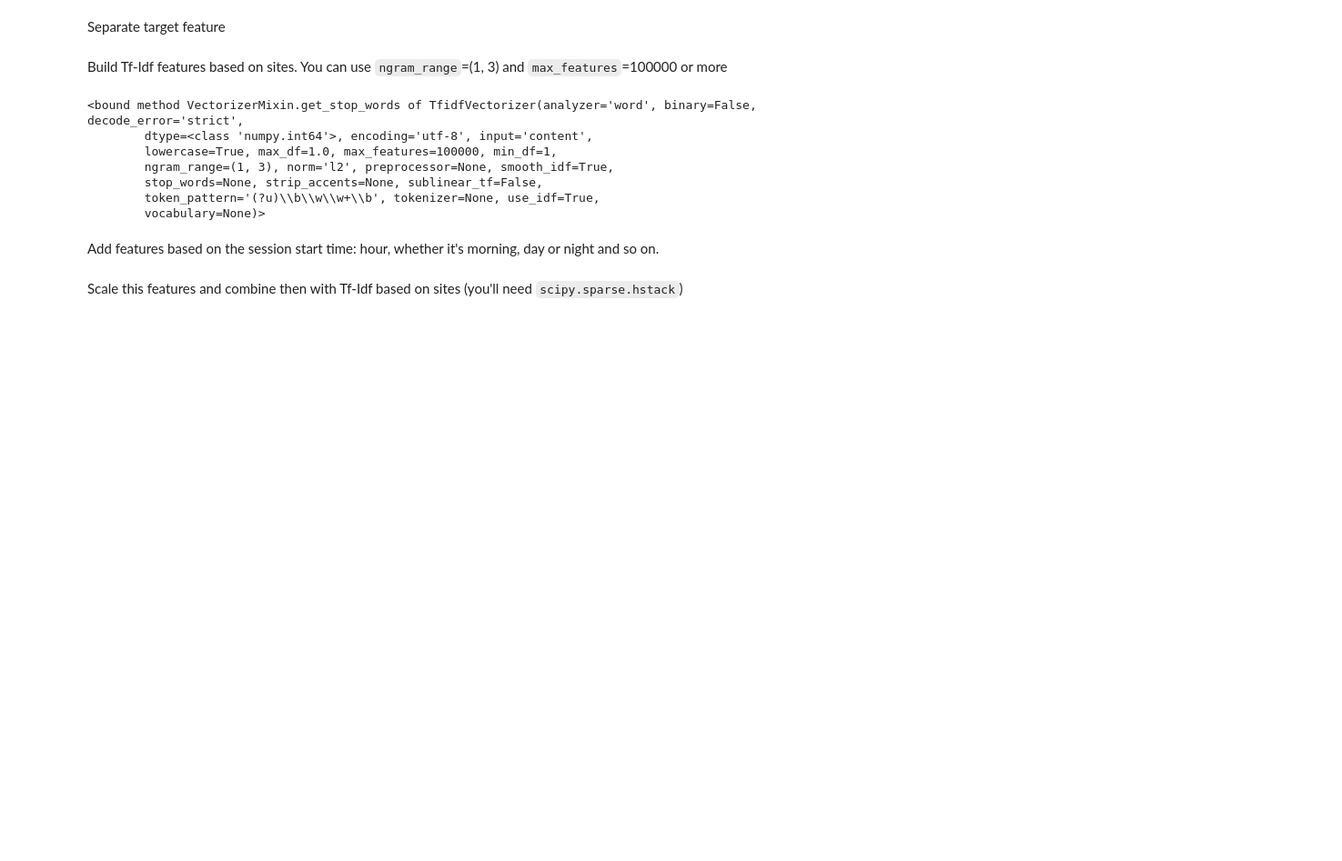
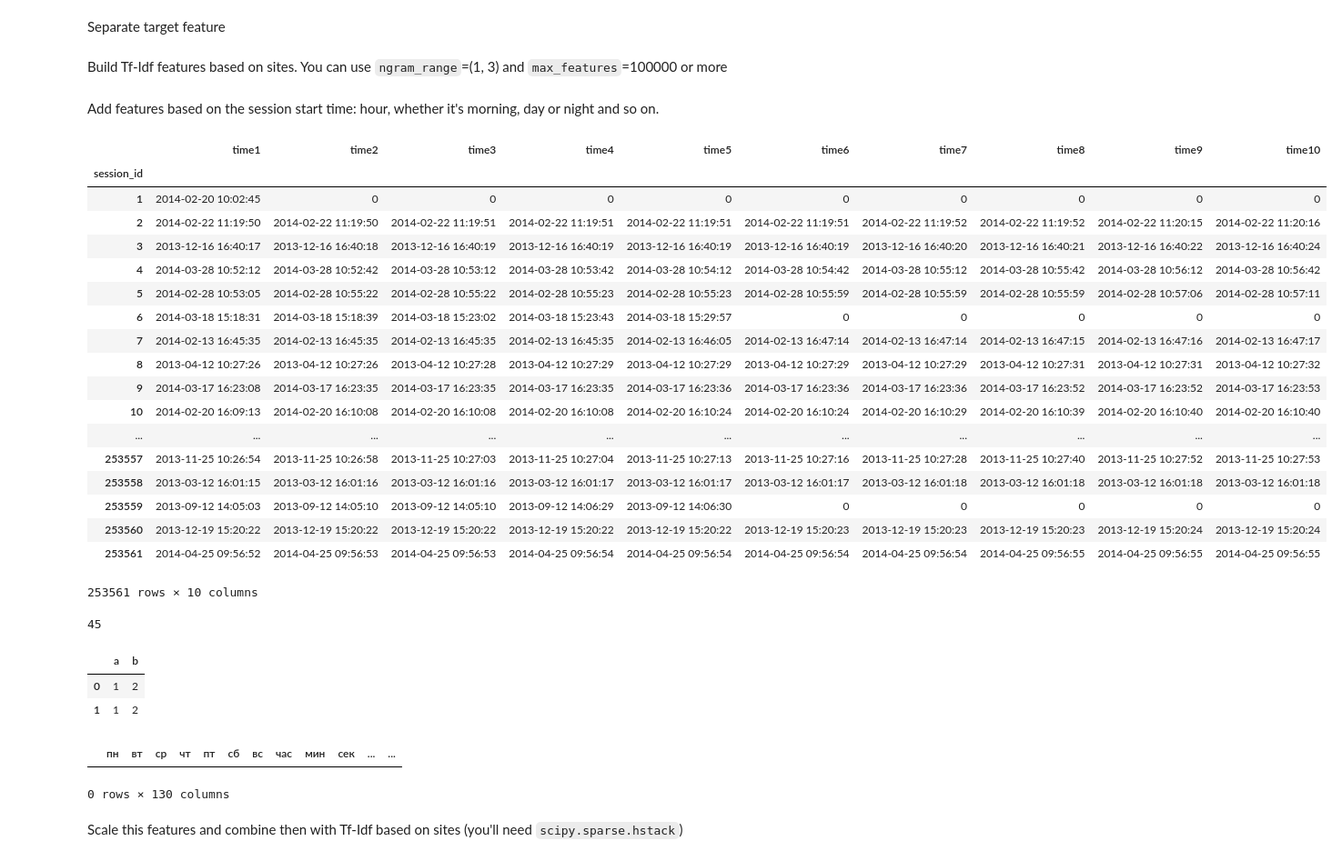
Before and after one commit to Branoli/home_works, a Jupyter notebook: hw6/hw6_session3_part1_alice_beat_baseline.ipynb, the cells around one changed output. Shown: that part at 91% size. Drawn from its saved outputs; the diff is of its cells as text; code cells hidden in the pictures; blank space fills up the shorter version.

```diff
--- a/hw6/hw6_session3_part1_alice_beat_baseline.ipynb
+++ b/hw6/hw6_session3_part1_alice_beat_baseline.ipynb
@@ -57,4 +41,10 @@ y = train_df['target']
 # %% [markdown]
 Build Tf-Idf features based on sites. You can use `ngram_range`=(1, 3) and `max_features`=100000 or more
 # %%
-sites_table = table.drop(['time1', 'time2', 'time3', 'time4', 'time5', 'time6', 'time7', 'time8', 'time9', 'time10', 'target'], axis=1)
+sites_table = train_df.drop(['time1', 'time2', 'time3', 'time4', 'time5', 'time6', 'time7', 'time8', 'time9', 'time10', 'target'], axis=1)
+
+for col in sites_table.columns:
+    sites_table[col]= sites_table[col].fillna(0)
+
+tf_idf_sites = TfidfVectorizer(ngram_range=(1, 3),
+                           max_features=100000).fit(sites_table)
@@ -64,12 +51,2 @@ tf_transformer = TfidfVectorizer(ngram_range=(1, 3),
-# %%
-tf_transformer.get_stop_words
-# %% [output]
-<bound method VectorizerMixin.get_stop_words of TfidfVectorizer(analyzer='word', binary=False, decode_error='strict',
-        dtype=<class 'numpy.int64'>, encoding='utf-8', input='content',
-        lowercase=True, max_df=1.0, max_features=100000, min_df=1,
-        ngram_range=(1, 3), norm='l2', preprocessor=None, smooth_idf=True,
-        stop_words=None, strip_accents=None, sublinear_tf=False,
-        token_pattern='(?u)\\b\\w\\w+\\b', tokenizer=None, use_idf=True,
-        vocabulary=None)>
 # %% [markdown]
 Add features based on the session start time: hour, whether it's morning, day or night and so on.
@@ -77,0 +53,31 @@ Add features based on the session start time: hour, whether it's morning, day or
+# %%
+time_table = train_df.drop(['site1', 'site2', 'site3', 'site4', 'site5', 'site6', 'site7', 'site8', 'site9', 'site10', 'target'], axis=1)
+
+for col in time_table.columns:
+    time_table[col]= time_table[col].fillna(0)
+# %%
+time_table
+# %% [output]
+|  | time1 | time2 | time3 | time4 | time5 | time6 | time7 | time8 | time9 | time10 |
+| session_id |  |  |  |  |  |  |  |  |  |  |
+| 1 | 2014-02-20 10:02:45 | 0 | 0 | 0 | 0 | 0 | 0 | 0 | 0 | 0 |
+| 2 | 2014-02-22 11:19:50 | 2014-02-22 11:19:50 | 2014-02-22 11:19:51 | 2014-02-22 11:19:51 | 2014-02-22 11:19:51 | 2014-02-22 11:19:51 | 2014-02-22 11:19:52 | 2014-02-22 11:19:52 | 2014-02-22 11:20:15 | 2014-02-22 11:20:16 |
+| 3 | 2013-12-16 16:40:17 | 2013-12-16 16:40:18 | 2013-12-16 16:40:19 | 2013-12-16 16:40:19 | 2013-12-16 16:40:19 | 2013-12-16 16:40:19 | 2013-12-16 16:40:20 | 2013-12-16 16:40:21 | 2013-12-16 16:40:22 | 2013-12-16 16:40:24 |
+| 4 | 2014-03-28 10:52:12 | 2014-03-28 10:52:42 | 2014-03-28 10:53:12 | 2014-03-28 10:53:42 | 2014-03-28 10:54:12 | 2014-03-28 10:54:42 | 2014-03-28 10:55:12 | 2014-03-28 10:55:42 | 2014-03-28 10:56:12 | 2014-03-28 10:56:42 |
+| 5 | 2014-02-28 10:53:05 | 2014-02-28 10:55:22 | 2014-02-28 10:55:22 | 2014-02-28 10:55:23 | 2014-02-28 10:55:23 | 2014-02-28 10:55:59 | 2014-02-28 10:55:59 | 2014-02-28 10:55:59 | 2014-02-28 10:57:06 | 2014-02-28 10:57:11 |
+| 6 | 2014-03-18 15:18:31 | 2014-03-18 15:18:39 | 2014-03-18 15:23:02 | 2014-03-18 15:23:43 | 2014-03-18 15:29:57 | 0 | 0 | 0 | 0 | 0 |
+| 7 | 2014-02-13 16:45:35 | 2014-02-13 16:45:35 | 2014-02-13 16:45:35 | 2014-02-13 16:45:35 | 2014-02-13 16:46:05 | 2014-02-13 16:47:14 | 2014-02-13 16:47:14 | 2014-02-13 16:47:15 | 2014-02-13 16:47:16 | 2014-02-13 16:47:17 |
+| 8 | 2013-04-12 10:27:26 | 2013-04-12 10:27:26 | 2013-04-12 10:27:28 | 2013-04-12 10:27:29 | 2013-04-12 10:27:29 | 2013-04-12 10:27:29 | 2013-04-12 10:27:29 | 2013-04-12 10:27:31 | 2013-04-12 10:27:31 | 2013-04-12 10:27:32 |
+| 9 | 2014-03-17 16:23:08 | 2014-03-17 16:23:35 | 2014-03-17 16:23:35 | 2014-03-17 16:23:35 | 2014-03-17 16:23:36 | 2014-03-17 16:23:36 | 2014-03-17 16:23:36 | 2014-03-17 16:23:52 | 2014-03-17 16:23:52 | 2014-03-17 16:23:53 |
+| 10 | 2014-02-20 16:09:13 | 2014-02-20 16:10:08 | 2014-02-20 16:10:08 | 2014-02-20 16:10:08 | 2014-02-20 16:10:24 | 2014-02-20 16:10:24 | 2014-02-20 16:10:29 | 2014-02-20 16:10:39 | 2014-02-20 16:10:40 | 2014-02-20 16:10:40 |
+| ... | ... | ... | ... | ... | ... | ... | ... | ... | ... | ... |
+| 253557 | 2013-11-25 10:26:54 | 2013-11-25 10:26:58 | 2013-11-25 10:27:03 | 2013-11-25 10:27:04 | 2013-11-25 10:27:13 | 2013-11-25 10:27:16 | 2013-11-25 10:27:28 | 2013-11-25 10:27:40 | 2013-11-25 10:27:52 | 2013-11-25 10:27:53 |
+| 253558 | 2013-03-12 16:01:15 | 2013-03-12 16:01:16 | 2013-03-12 16:01:16 | 2013-03-12 16:01:17 | 2013-03-12 16:01:17 | 2013-03-12 16:01:17 | 2013-03-12 16:01:18 | 2013-03-12 16:01:18 | 2013-03-12 16:01:18 | 2013-03-12 16:01:18 |
+| 253559 | 2013-09-12 14:05:03 | 2013-09-12 14:05:10 | 2013-09-12 14:05:10 | 2013-09-12 14:06:29 | 2013-09-12 14:06:30 | 0 | 0 | 0 | 0 | 0 |
+| 253560 | 2013-12-19 15:20:22 | 2013-12-19 15:20:22 | 2013-12-19 15:20:22 | 2013-12-19 15:20:22 | 2013-12-19 15:20:22 | 2013-12-19 15:20:23 | 2013-12-19 15:20:23 | 2013-12-19 15:20:23 | 2013-12-19 15:20:24 | 2013-12-19 15:20:24 |
+| 253561 | 2014-04-25 09:56:52 | 2014-04-25 09:56:53 | 2014-04-25 09:56:53 | 2014-04-25 09:56:54 | 2014-04-25 09:56:54 | 2014-04-25 09:56:54 | 2014-04-25 09:56:54 | 2014-04-25 09:56:55 | 2014-04-25 09:56:55 | 2014-04-25 09:56:55 |
+253561 rows × 10 columns
+# %%
+pd.Timestamp(time_table.iloc[0][0]).second
+# %% [output]
+45
@@ -77,0 +87,7 @@ Add features based on the session start time: hour, whether it's morning, day or
+# %%
+v.append(pd.DataFrame([(1, 2)],
+                 columns=['a', 'b']), ignore_index=True)
+# %% [output]
+|  | a | b |
+| 0 | 1 | 2 |
+| 1 | 1 | 2 |
@@ -77,0 +105,5 @@ Add features based on the session start time: hour, whether it's morning, day or
+# %%
+h
+# %% [output]
+|  | пн | вт | ср | чт | пт | сб | вс | час | мин | сек | ... | ... |
+0 rows × 130 columns
```
Also changed, not shown: parts of 10 cells of this notebook.
